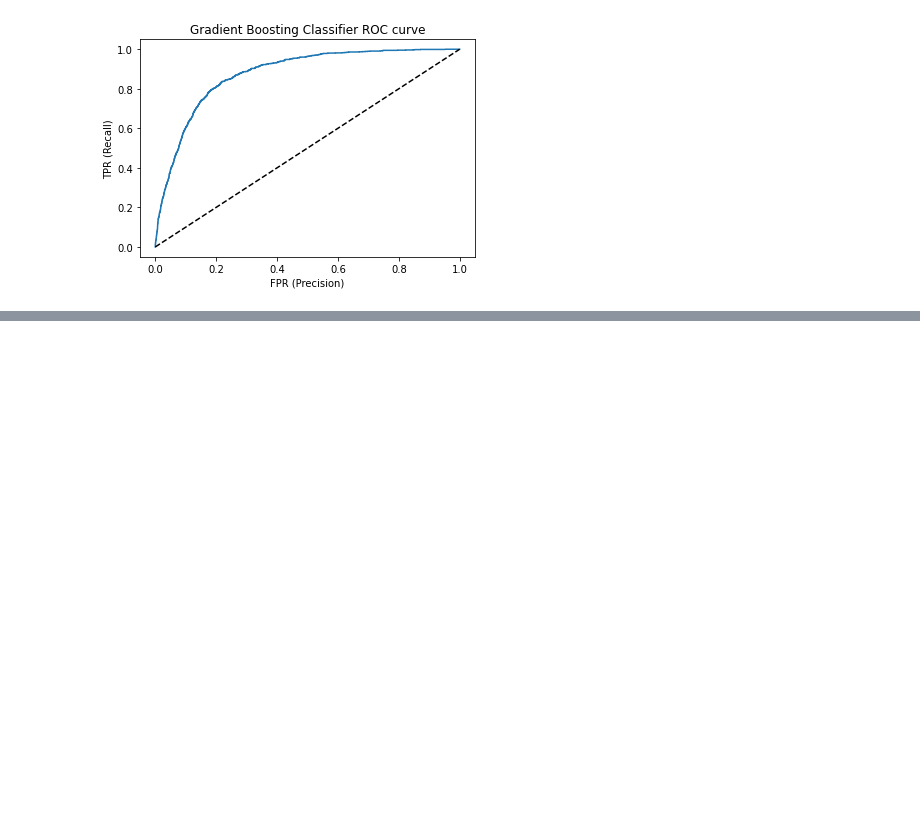
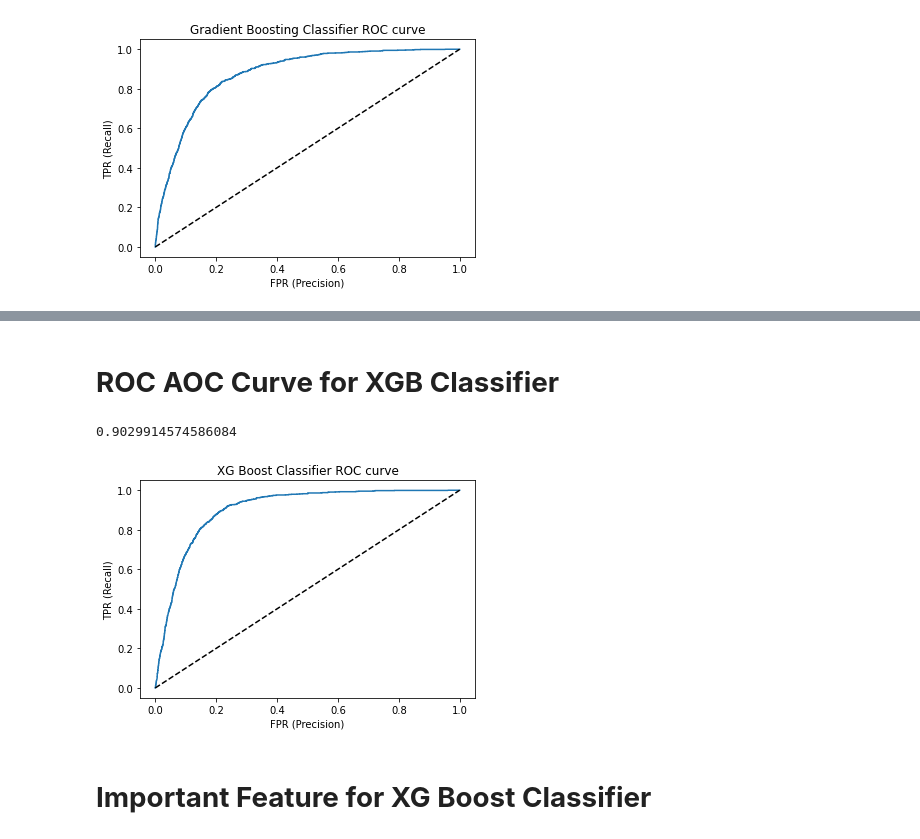
Before and after one commit to ajinkyamorade/Bank-Marketing-Effectiveness-Prediction, a Jupyter notebook: Bank_Marketing_Effectiveness_Prediction_Capstone_Project.ipynb, the cells around one changed output, grey strips where cells are left out. Cells and saved outputs as stored; diff of their text form; code cells hidden in the pictures; blank space fills up the shorter version.

```diff
--- a/Bank_Marketing_Effectiveness_Prediction_Capstone_Project.ipynb
+++ b/Bank_Marketing_Effectiveness_Prediction_Capstone_Project.ipynb
@@ -1133,0 +1140,24 @@ plt.show()
+# %% [markdown]
+# **ROC AOC Curve for XGB Classifier**
+# %%
+Xgb_probability = xgboost_clf.predict_proba(X_test)[:,1]
+# %%
+roc_socre=roc_auc_score(y_test, Xgb_probability)
+roc_socre
+# %% [output]
+0.9029914574586084
+# %%
+from sklearn.metrics import roc_curve
+xgb_fpr, xgb_tpr, _ = roc_curve(y_test, Xgb_probability)
+
+plt.title('XG Boost Classifier ROC curve')
+plt.xlabel('FPR (Precision)')
+plt.ylabel('TPR (Recall)')
+
+plt.plot(xgb_fpr,xgb_tpr)
+plt.plot((0,1), ls='dashed',color='black')
+plt.show()
+# %% [output]
+[figure, added]
+# %% [markdown]
+# **Important Feature for XG Boost Classifier**
```
Also changed, not shown: parts of 41 cells of this notebook.
